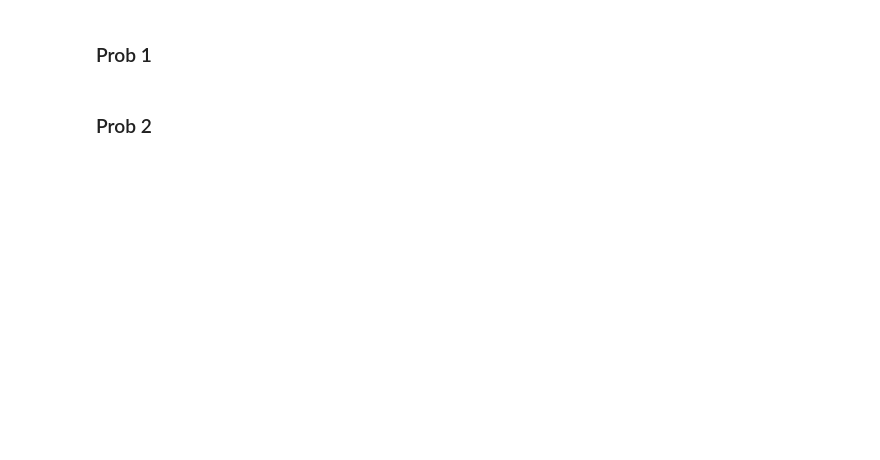
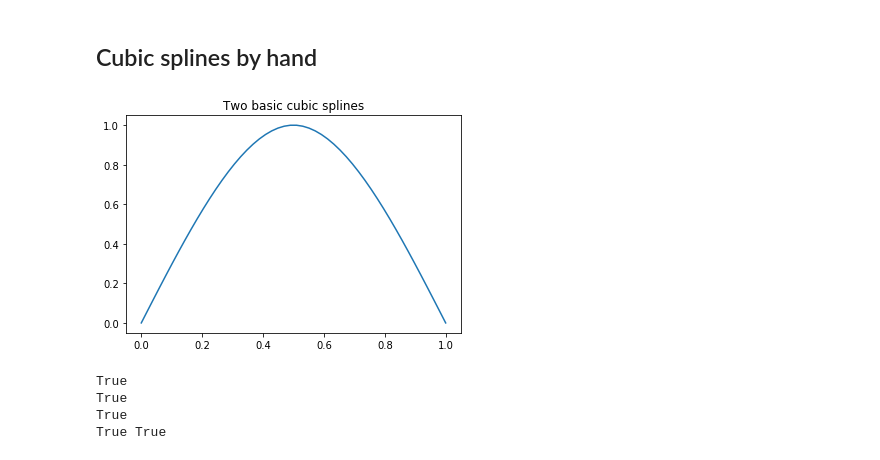
Before and after one commit to coltongrainger/fy18num, a Jupyter notebook: hw5/2018-07-29-quadrature.ipynb, the cells around one changed output. Drawn from its saved outputs; the diff is of its cells as text; code cells hidden in the pictures; blank space fills up the shorter version.

```diff
--- a/hw5/2018-07-29-quadrature.ipynb
+++ b/hw5/2018-07-29-quadrature.ipynb
@@ -1,31 +1,38 @@
-# %% [markdown]
-### Prob 1
+# %% [markdown]
+## Cubic splines by hand
 # %%
 import sympy as sym
+from sympy.functions.elementary.piecewise import Piecewise
 
 def natcubic_hardcoded(x):
     h = 0.5; vecx = [0.,0.5,0.]
-    a = [0,1,0]
-    c = [0,-3/(2*h**2),0]
-    d = [-1/(2*h**3), 1/(2*h**3)]
-    b = [3/(2*h), 0]
+    a = [0,1,0]; c = [0,-3/(2*h**2),0]
+    d = [-1/(2*h**3), 1/(2*h**3)]; b = [3/(2*h), 0]
     terms = lambda x,i: a[i]+b[i]*(x-vecx[i])\
-                         +c[i]*(x-vecx[i])**2\
-                         +d[i]*(x-vecx[i])**3
-    spline = Piecewise((terms(x,0), 0<=x<0.5),(terms(x,1),0.5<=x<=1))
+                        +c[i]*(x-vecx[i])**2\
+                        +d[i]*(x-vecx[i])**3
+    spline = Piecewise((terms(x,0), 0<=x<0.5),\
+                           (terms(x,1),0.5<=x<=1))
     return spline
 
 def natcubic_hardcoded_terms(x,i):
     h = 0.5; vecx = [0.,0.5,0.]
-    a = [0,1,0]
-    c = [0,-3/(2*h**2),0]
-    d = [-1/(2*h**3), 1/(2*h**3)]
-    b = [3/(2*h), 0]
+    a = [0,1,0]; c = [0,-3/(2*h**2),0]
+    d = [-1/(2*h**3), 1/(2*h**3)]; b = [3/(2*h), 0]
     terms = lambda x,i: a[i]+b[i]*(x-vecx[i])\
-                         +c[i]*(x-vecx[i])**2\
-                         +d[i]*(x-vecx[i])**3
+                        +c[i]*(x-vecx[i])**2\
+                        +d[i]*(x-vecx[i])**3
     return terms(x,i)
+# %%
+import matplotlib.pyplot as plt
+stip = np.linspace(0,1)
+plt.plot(stip,[natcubic_hardcoded(t) for t in stip])
+plt.title("Two basic cubic splines")
+plt.show()
+# %% [output]
+[figure, added]
 # %%
+x = sym.Symbol('x')
 s0 = natcubic_hardcoded_terms(x,0)
 s1 = natcubic_hardcoded_terms(x,1)
 ds0 = sym.diff(s0,x)
@@ -33,9 +40,15 @@ ds1 = sym.diff(s1,x)
 d2s0 = sym.diff(s0,x,2)
 d2s1 = sym.diff(s1,x,2)
 
+# test for continuity of s, s', and s''
 print(s0.subs(x,0.5) == s1.subs(x,0.5))
 print(ds0.subs(x,0.5) == ds1.subs(x,0.5))
 print(d2s0.subs(x,0.5) == d2s1.subs(x,0.5))
-print(d2s0.subs(x,0),d2s1.subs(x,1))
+
+# test boundary conditions
+print(d2s0.subs(x,0)==0, d2s1.subs(x,1)==0)
+# %% [output]
+True
+True
+True
+True True
-# %% [markdown]
-### Prob 2
```
Also changed, not shown: parts of 3 cells of this notebook.
